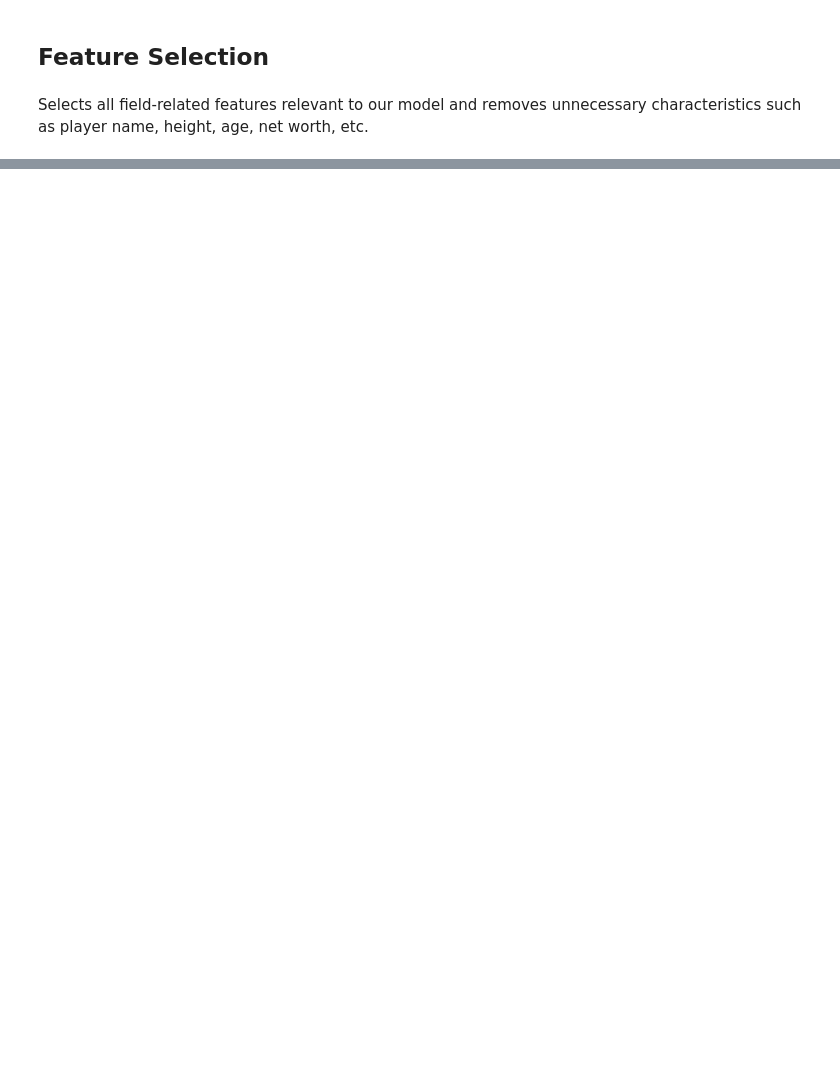
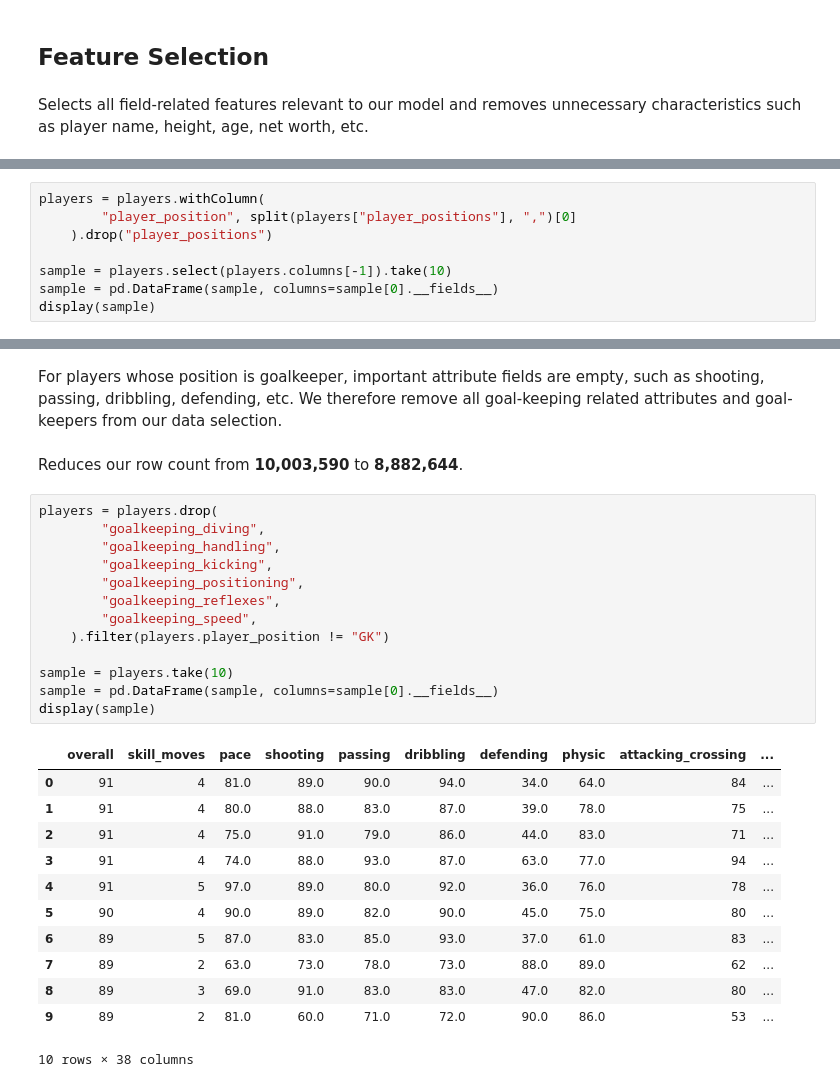
Before and after one commit to mohona6646/SOEN471_Project, a Jupyter notebook: model/data_processing.ipynb, the cells around one changed output, grey strips where cells are left out. Saved outputs shown, nothing was run; the diff lists cells and outputs as text; blank space fills up the shorter version.

```diff
--- a/model/data_processing.ipynb
+++ b/model/data_processing.ipynb
@@ -102,0 +114,8 @@ display(players)
+# %%
+players = players.withColumn(
+        "player_position", split(players["player_positions"], ",")[0]
+    ).drop("player_positions")
+
+sample = players.select(players.columns[-1]).take(10)
+sample = pd.DataFrame(sample, columns=sample[0].__fields__)
+display(sample)
@@ -102,0 +134,30 @@ display(players)
+# %% [markdown]
+For players whose position is goalkeeper, important attribute fields are empty, such as shooting, passing, dribbling, defending, etc. We therefore remove all goal-keeping related attributes and goal-keepers from our data selection.
+# %% [markdown]
+Reduces our row count from **10,003,590** to **8,882,644**.
+# %%
+players = players.drop(
+        "goalkeeping_diving",
+        "goalkeeping_handling",
+        "goalkeeping_kicking",
+        "goalkeeping_positioning",
+        "goalkeeping_reflexes",
+        "goalkeeping_speed",
+    ).filter(players.player_position != "GK")
+
+sample = players.take(10)
+sample = pd.DataFrame(sample, columns=sample[0].__fields__)
+display(sample)
+# %% [output]
+|  | overall | skill_moves | pace | shooting | passing | dribbling | defending | physic | attacking_crossing | ... |
+| 0 | 91 | 4 | 81.0 | 89.0 | 90.0 | 94.0 | 34.0 | 64.0 | 84 | ... |
+| 1 | 91 | 4 | 80.0 | 88.0 | 83.0 | 87.0 | 39.0 | 78.0 | 75 | ... |
+| 2 | 91 | 4 | 75.0 | 91.0 | 79.0 | 86.0 | 44.0 | 83.0 | 71 | ... |
+| 3 | 91 | 4 | 74.0 | 88.0 | 93.0 | 87.0 | 63.0 | 77.0 | 94 | ... |
+| 4 | 91 | 5 | 97.0 | 89.0 | 80.0 | 92.0 | 36.0 | 76.0 | 78 | ... |
+| 5 | 90 | 4 | 90.0 | 89.0 | 82.0 | 90.0 | 45.0 | 75.0 | 80 | ... |
+| 6 | 89 | 5 | 87.0 | 83.0 | 85.0 | 93.0 | 37.0 | 61.0 | 83 | ... |
+| 7 | 89 | 2 | 63.0 | 73.0 | 78.0 | 73.0 | 88.0 | 89.0 | 62 | ... |
+| 8 | 89 | 3 | 69.0 | 91.0 | 83.0 | 83.0 | 47.0 | 82.0 | 80 | ... |
+| 9 | 89 | 2 | 81.0 | 60.0 | 71.0 | 72.0 | 90.0 | 86.0 | 53 | ... |
+10 rows × 38 columns
```
Also changed, not shown: parts of 15 cells of this notebook, 1 other file.
